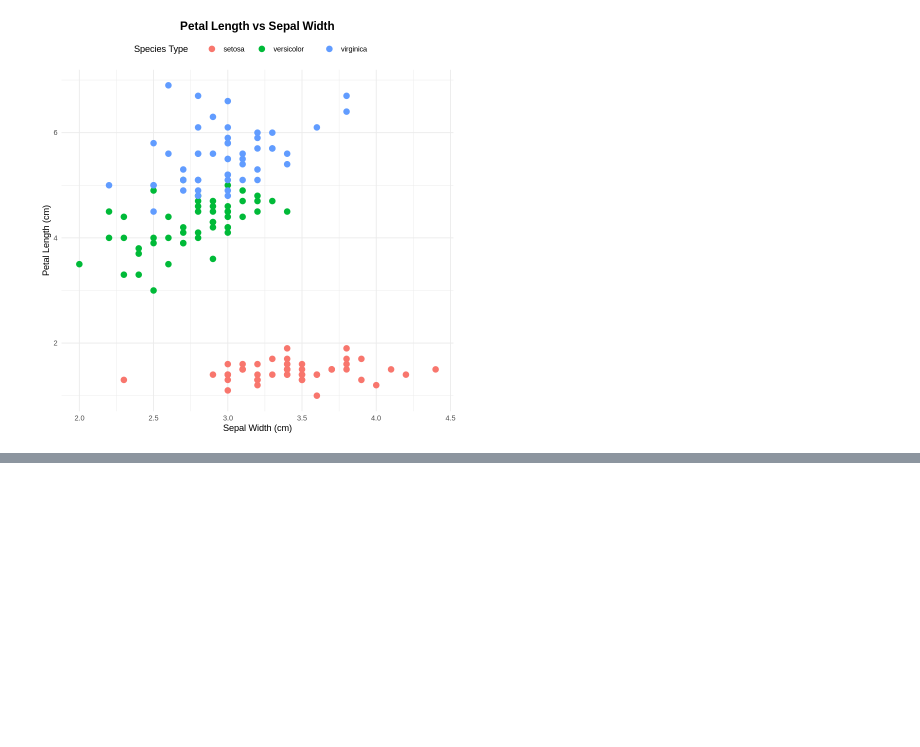
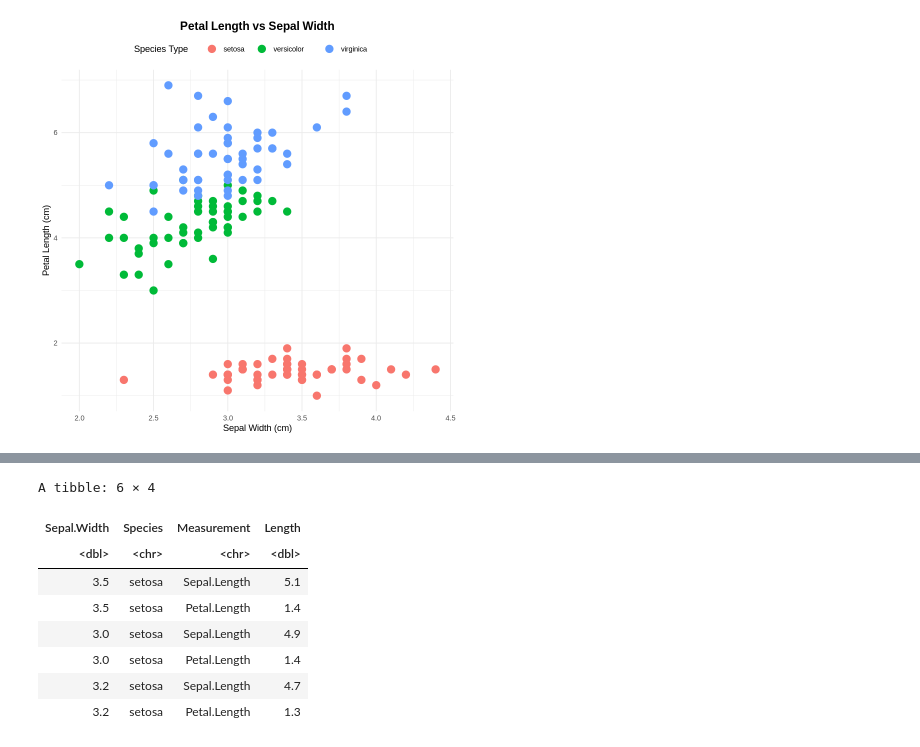
Before and after one commit to edelweiss611428/MXB107-Notebooks, a Jupyter notebook: notebooks/Week_1.ipynb, the cells around one changed output, grey strips where cells are left out. Saved outputs shown, nothing was run; the diff lists cells and outputs as text; code cells hidden in the pictures; blank space fills up the shorter version.

```diff
--- a/notebooks/Week_1.ipynb
+++ b/notebooks/Week_1.ipynb
@@ -469,0 +526,21 @@ iris %>%
+# %%
+iris %>%
+  select(Sepal.Length, Sepal.Width, Petal.Length, Species) %>%
+  pivot_longer(
+    cols = c(Sepal.Length, Petal.Length),
+    names_to = "Measurement",
+    values_to = "Length"
+  ) -> long_iris
+
+long_iris %>%
+  head()
+# %% [output]
+A tibble: 6 × 4
+| Sepal.Width | Species | Measurement | Length |
+| <dbl> | <chr> | <chr> | <dbl> |
+| 3.5 | setosa | Sepal.Length | 5.1 |
+| 3.5 | setosa | Petal.Length | 1.4 |
+| 3.0 | setosa | Sepal.Length | 4.9 |
+| 3.0 | setosa | Petal.Length | 1.4 |
+| 3.2 | setosa | Sepal.Length | 4.7 |
+| 3.2 | setosa | Petal.Length | 1.3 |
```
Also changed, not shown: parts of 11 cells of this notebook.
